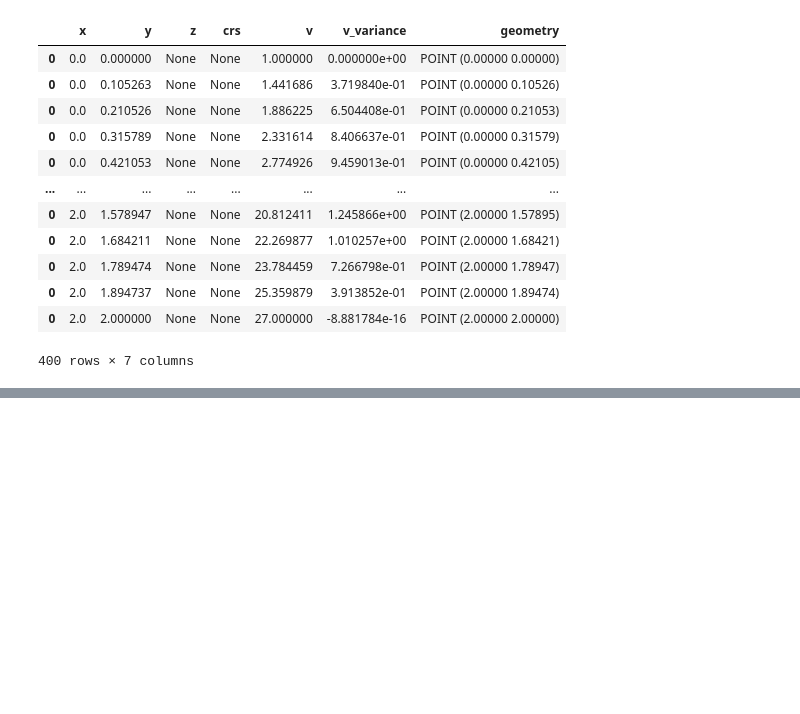
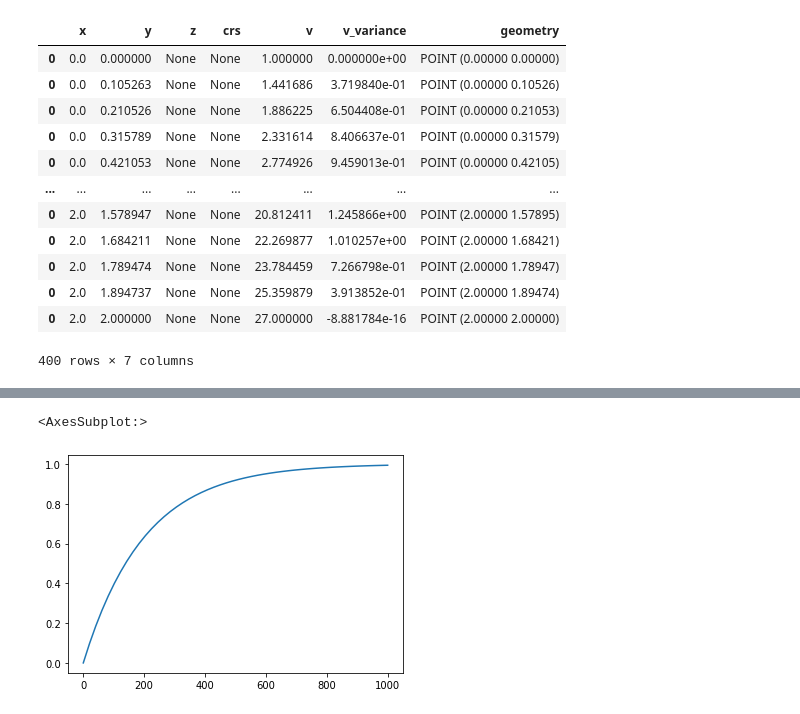
Before and after one commit to scuervo91/volumetricspy, a Jupyter notebook: docs/examples/3-Points/krigging.ipynb, the cells around one changed output, grey strips where cells are left out. Drawn from its saved outputs; the diff is of its cells as text; code cells hidden in the pictures; blank space fills up the shorter version.

```diff
--- a/docs/examples/3-Points/krigging.ipynb
+++ b/docs/examples/3-Points/krigging.ipynb
@@ -104,0 +116,11 @@ wm.df()
+# %%
+s = Exponential(
+    sill = 1.,
+    range = 200,
+    nugget = 0.
+)
+
+s.plot(np.linspace(0,1000,50))
+# %% [output]
+<AxesSubplot:>
+[figure, added]
```
Also changed, not shown: parts of 12 cells of this notebook, 4 other files.
